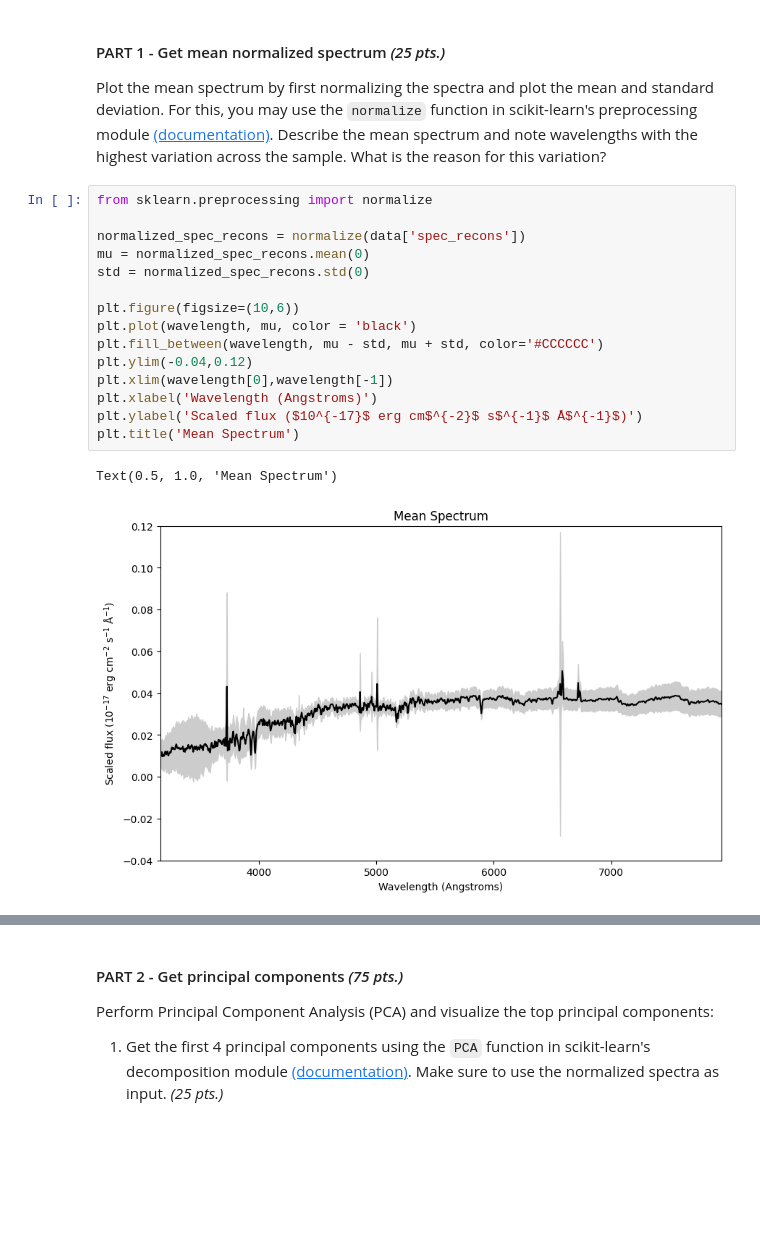
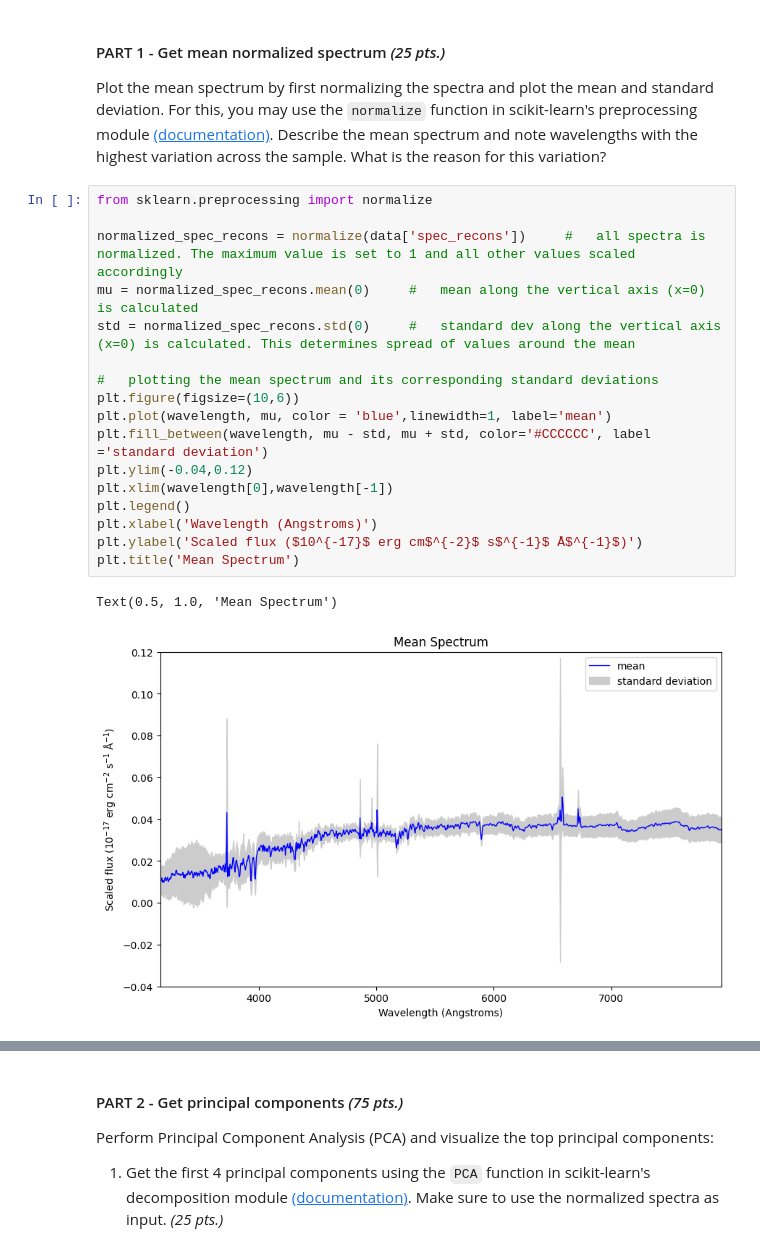
Before and after one commit to aiquiamjot/App_Physics157, a Jupyter notebook: submissions/AP157_lab_assignmnent_A3.ipynb, the cells around one changed output, grey strips where cells are left out. Drawn from its saved outputs; the diff is of its cells as text; blank space fills up the shorter version.

```diff
--- a/submissions/AP157_lab_assignmnent_A3.ipynb
+++ b/submissions/AP157_lab_assignmnent_A3.ipynb
@@ -94,18 +94,20 @@ Plot the mean spectrum by first normalizing the spectra and plot the mean and st
 # %%
 from sklearn.preprocessing import normalize
 
-normalized_spec_recons = normalize(data['spec_recons'])
-mu = normalized_spec_recons.mean(0)
-std = normalized_spec_recons.std(0)
+normalized_spec_recons = normalize(data['spec_recons'])     #   all spectra is normalized. The maximum value is set to 1 and all other values scaled accordingly
+mu = normalized_spec_recons.mean(0)     #   mean along the vertical axis (x=0) is calculated
+std = normalized_spec_recons.std(0)     #   standard dev along the vertical axis (x=0) is calculated. This determines spread of values around the mean
 
+#   plotting the mean spectrum and its corresponding standard deviations
 plt.figure(figsize=(10,6))
-plt.plot(wavelength, mu, color = 'black')
-plt.fill_between(wavelength, mu - std, mu + std, color='#CCCCCC')
+plt.plot(wavelength, mu, color = 'blue',linewidth=1, label='mean')
+plt.fill_between(wavelength, mu - std, mu + std, color='#CCCCCC', label ='standard deviation')
 plt.ylim(-0.04,0.12)
 plt.xlim(wavelength[0],wavelength[-1])
+plt.legend()
 plt.xlabel('Wavelength (Angstroms)')
 plt.ylabel('Scaled flux ($10^{-17}$ erg cm$^{-2}$ s$^{-1}$ Å$^{-1}$)')
 plt.title('Mean Spectrum')
 # %% [output]
 Text(0.5, 1.0, 'Mean Spectrum')
-[figure, old version]
+[figure, new version]
```
Also changed, not shown: parts of 10 cells of this notebook, 2 other files.
